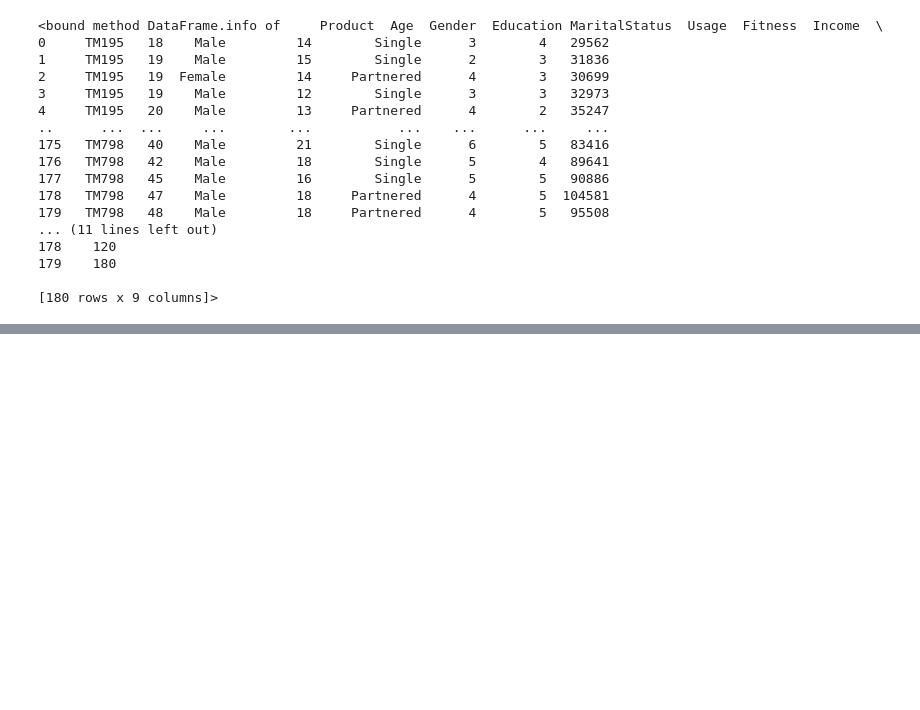
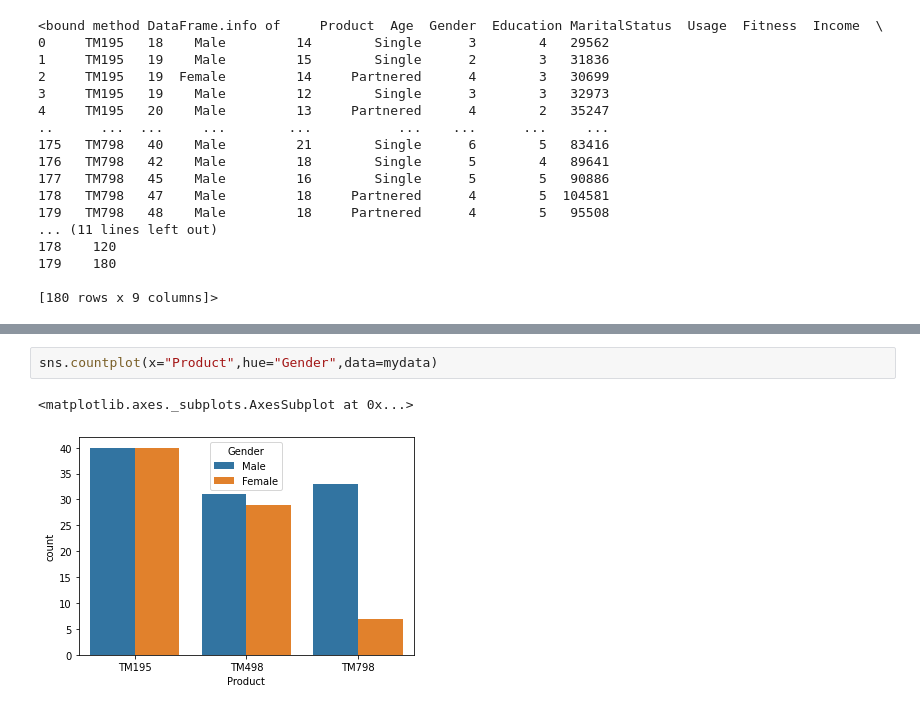
Before and after one commit to chauhan971/CardioGoodFitness-Analysis, a Jupyter notebook: Cardio_analysis.ipynb, the cells around one changed output, grey strips where cells are left out. Cells and saved outputs as stored; diff of their text form; blank space fills up the shorter version.

```diff
--- a/Cardio_analysis.ipynb
+++ b/Cardio_analysis.ipynb
@@ -60,0 +130,5 @@ mydata.info
+# %%
+sns.countplot(x="Product",hue="Gender",data=mydata)
+# %% [output]
+<matplotlib.axes._subplots.AxesSubplot at 0x...>
+[figure, added]
```
Also changed, not shown: parts of 13 cells of this notebook.
